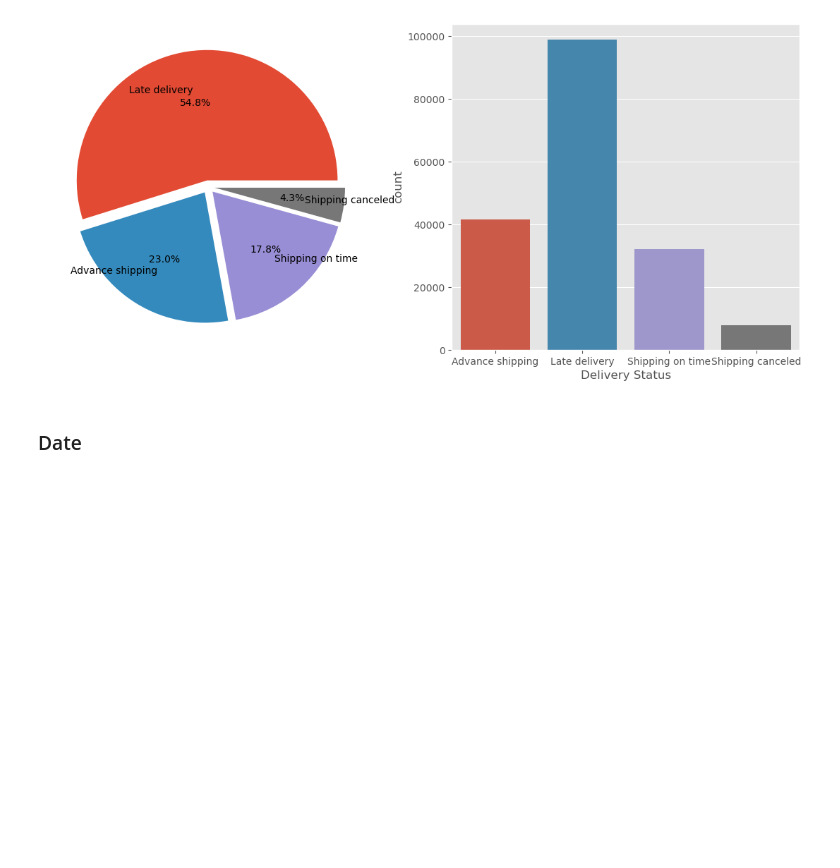
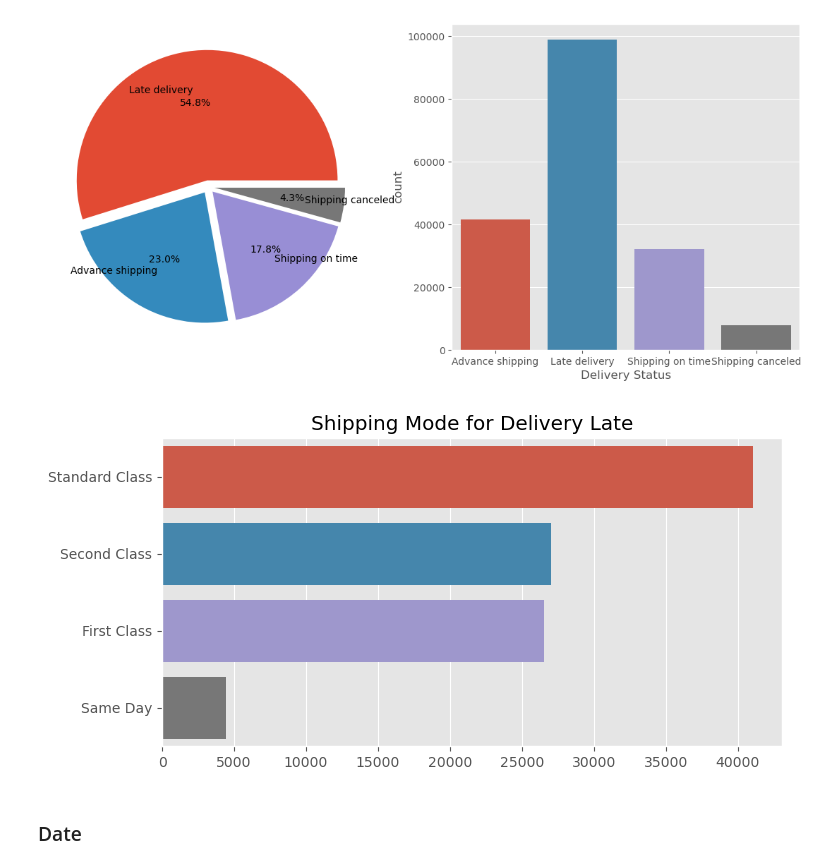
Before and after one commit to ahmedbasemdev/Corelia, a Jupyter notebook: Task 7 - Supply Chain/1- EDA.ipynb, the cells around one changed output. Drawn from its saved outputs; the diff is of its cells as text; code cells hidden in the pictures; blank space fills up the shorter version.

```diff
--- a/Task 7 - Supply Chain/1- EDA.ipynb
+++ b/Task 7 - Supply Chain/1- EDA.ipynb
@@ -345,6 +360,15 @@ the order is delivered late can be different from class to other
 pie_plot_count("Delivery Status","")
 # %% [output]
 [figure]
+# %%
+mini_data = data[data['Delivery Status'] == "Late delivery"]['Shipping Mode'].value_counts()
+# %%
+plt.figure(figsize=(8,4))
+sns.barplot(y=mini_data.index,x=mini_data.values,orient='h')
+plt.title("Shipping Mode for Delivery Late")
+plt.show()
+# %% [output]
+[figure, added]
 # %% [markdown]
 ### Date
 # %%
```
Also changed, not shown: parts of 10 cells of this notebook, 2 other files.
